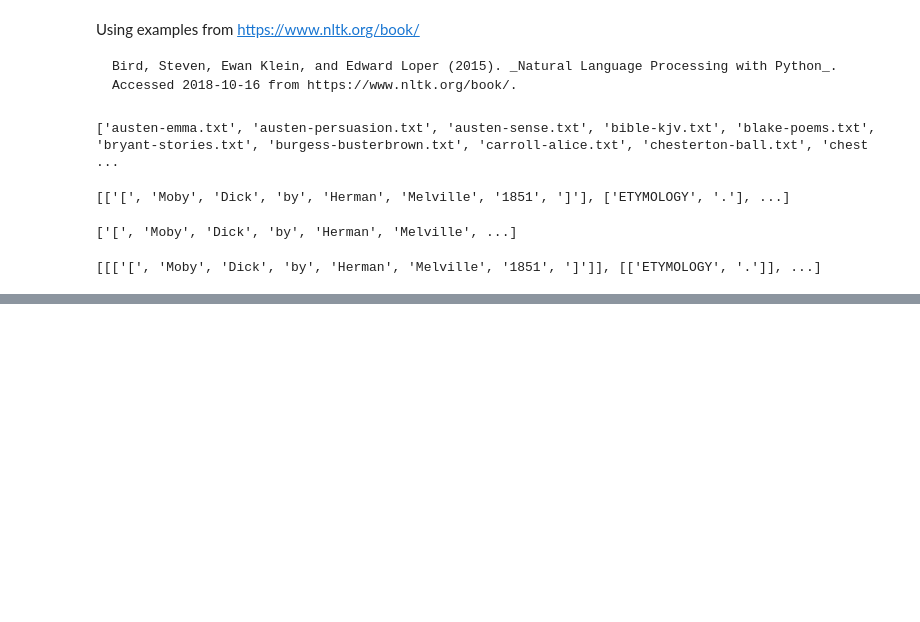
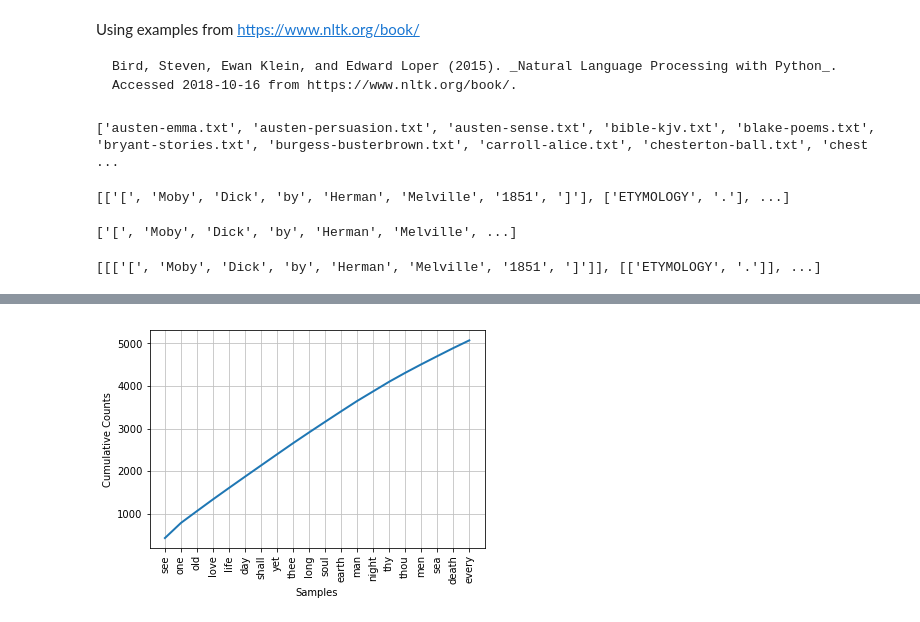
Before and after one commit to unmrds/cc-nlp, a Jupyter notebook: 02_Python_NLP_Tutorial.ipynb, the cells around one changed output, grey strips where cells are left out. Cells and saved outputs as stored; diff of their text form; code cells hidden in the pictures; blank space fills up the shorter version.

```diff
--- a/02_Python_NLP_Tutorial.ipynb
+++ b/02_Python_NLP_Tutorial.ipynb
@@ -331,0 +867,3 @@ ewps.plot(20)
+# %%
+walt_nsw = FreqDist(w.lower() for w in waltContextIndex.tokens() if w.lower() not in esw and w.isalpha())
+emily_nsw = FreqDist(w.lower() for w in emilyContextIndex.tokens() if w.lower() not in esw and w.isalpha())
@@ -331,0 +916,4 @@ ewps.plot(20)
+# %%
+walt_nsw.plot(20, cumulative=True)
+# %% [output]
+[figure, added]
```
Also changed, not shown: parts of 122 cells of this notebook, 2 other files.
